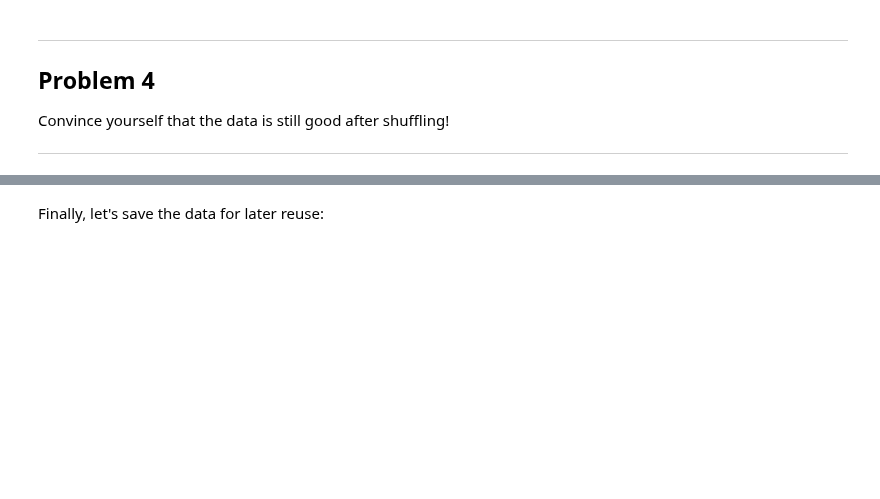
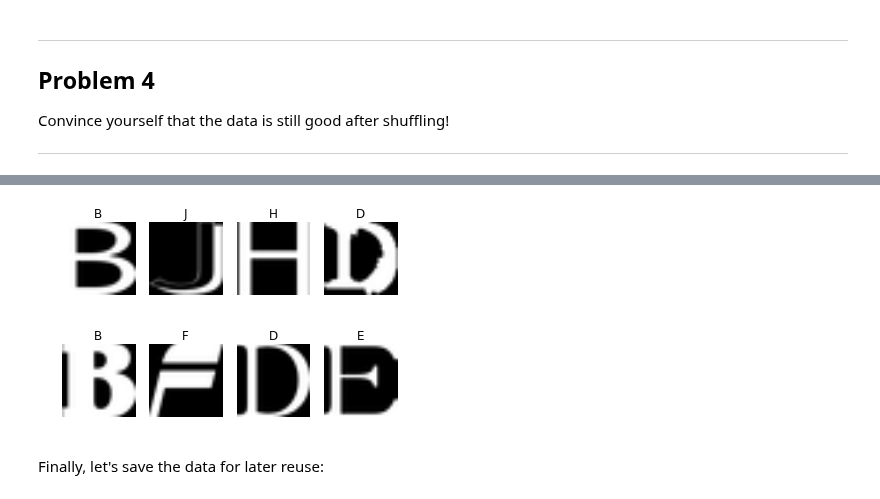
Before and after one commit to 01bui/Deep-Learning-Udacity, a Jupyter notebook: 1_notmnist.ipynb, the cells around one changed output, grey strips where cells are left out. Saved outputs shown, nothing was run; the diff lists cells and outputs as text; code cells hidden in the pictures; blank space fills up the shorter version.

```diff
--- a/1_notmnist.ipynb
+++ b/1_notmnist.ipynb
@@ -320,3 +381,7 @@ plt.show()
+# %%
+show_img_dataset(test_dataset, test_labels)
+# %% [output]
+[figure, added]
 # %% [markdown]
 Finally, let's save the data for later reuse:
 # %%
```
Also changed, not shown: parts of 9 cells of this notebook.
